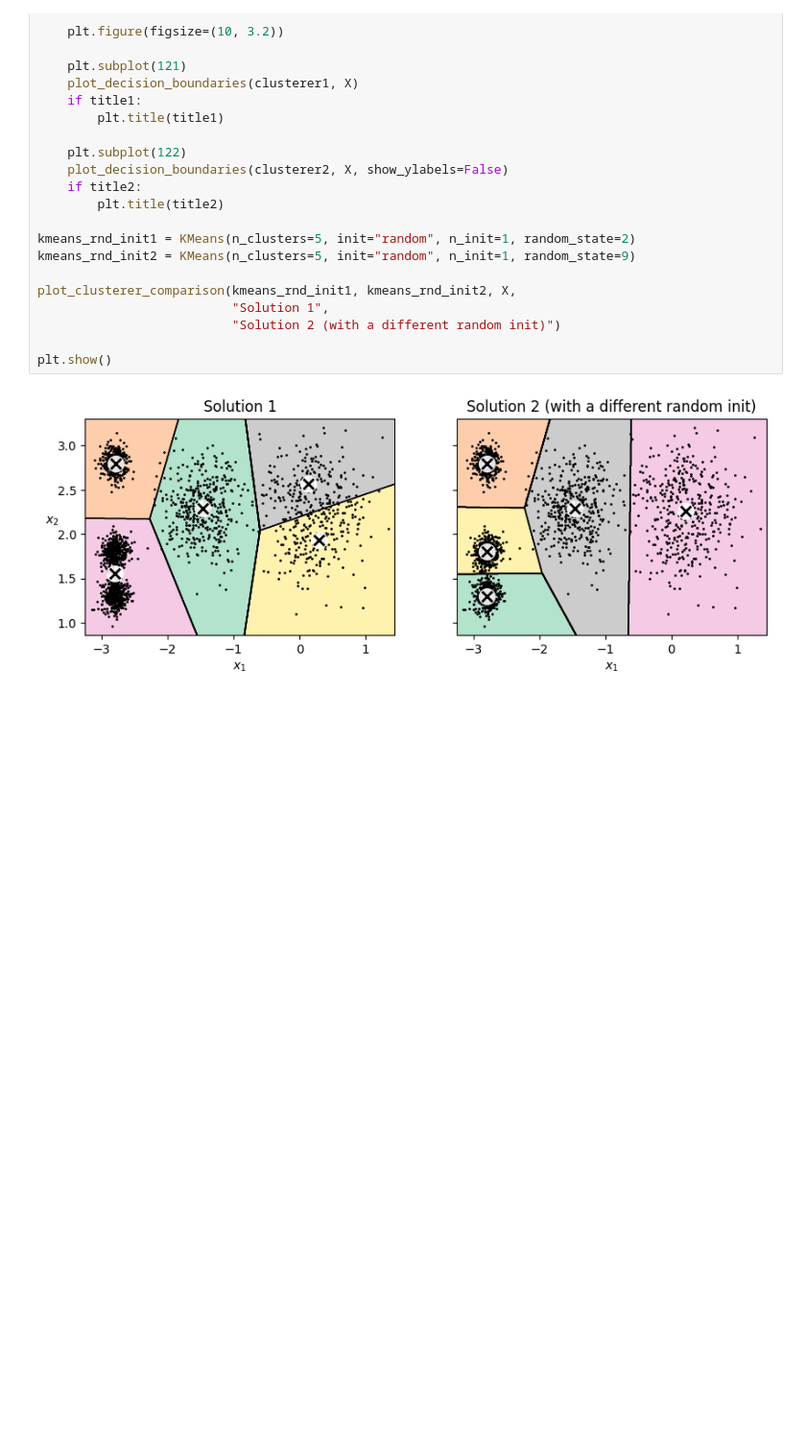
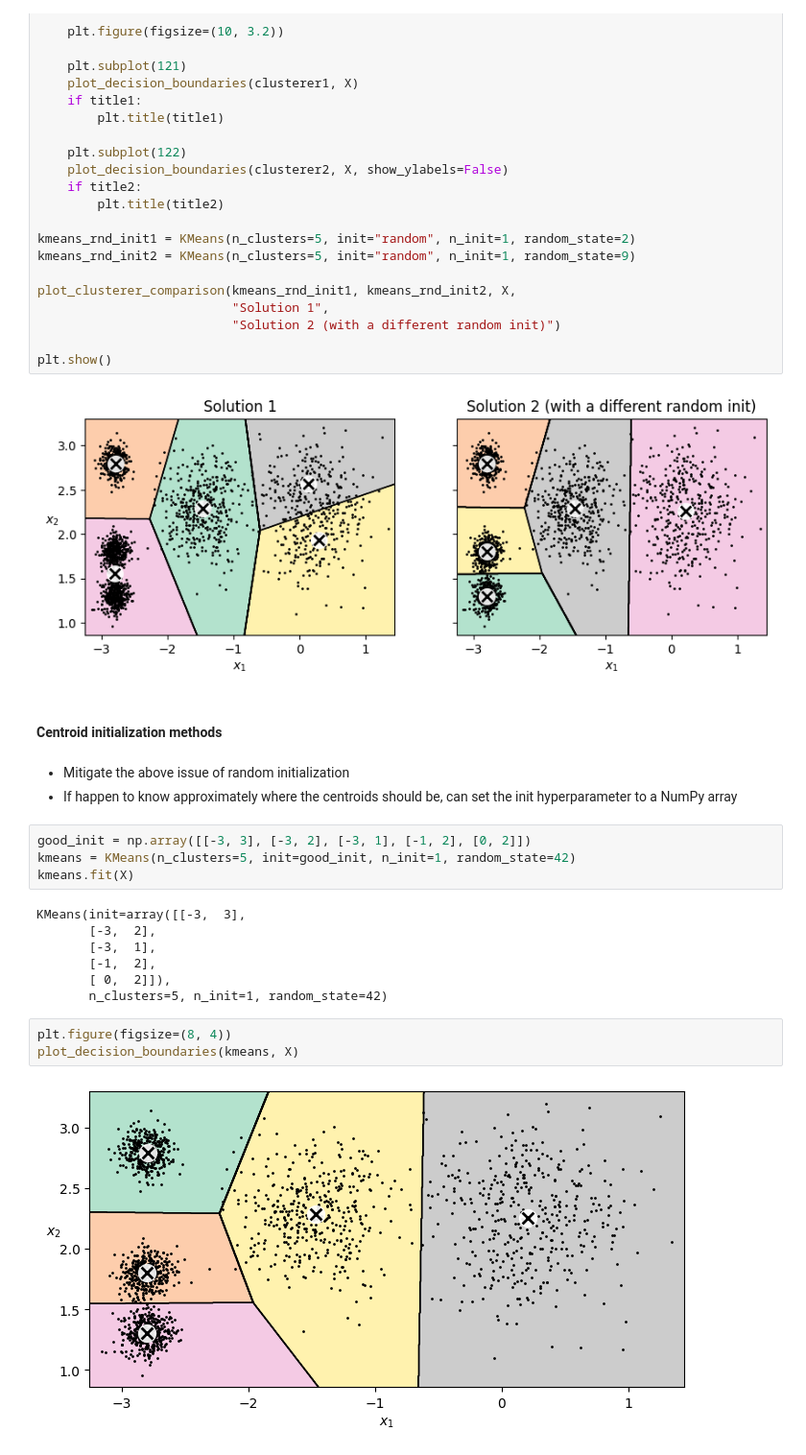
Before and after one commit to KANGWEII/hands_on_ml, a Jupyter notebook: Chapter09/unsupervised_learning_techniques.ipynb, the cells around one changed output. Shown at 96% size. Drawn from its saved outputs; the diff is of its cells as text; blank space fills up the shorter version.

Commit message:
Chapter09: add centroid initialization methods (approximate and inertia)

```diff
--- a/Chapter09/unsupervised_learning_techniques.ipynb
+++ b/Chapter09/unsupervised_learning_techniques.ipynb
@@ -252,3 +252,24 @@ plot_clusterer_comparison(kmeans_rnd_init1, kmeans_rnd_init2, X,
 plt.show()
 # %% [output]
 [figure]
+# %% [markdown]
+#### Centroid initialization methods
+# %% [markdown]
+- Mitigate the above issue of random initialization
+- If happen to know approximately where the centroids should be, can set the init hyperparameter to a NumPy array
+# %%
+good_init = np.array([[-3, 3], [-3, 2], [-3, 1], [-1, 2], [0, 2]])
+kmeans = KMeans(n_clusters=5, init=good_init, n_init=1, random_state=42)
+kmeans.fit(X)
+# %% [output]
+KMeans(init=array([[-3,  3],
+       [-3,  2],
+       [-3,  1],
+       [-1,  2],
+       [ 0,  2]]),
+       n_clusters=5, n_init=1, random_state=42)
+# %%
+plt.figure(figsize=(8, 4))
+plot_decision_boundaries(kmeans, X)
+# %% [output]
+[figure, added]
```
Also changed, not shown: parts of 8 cells of this notebook.
